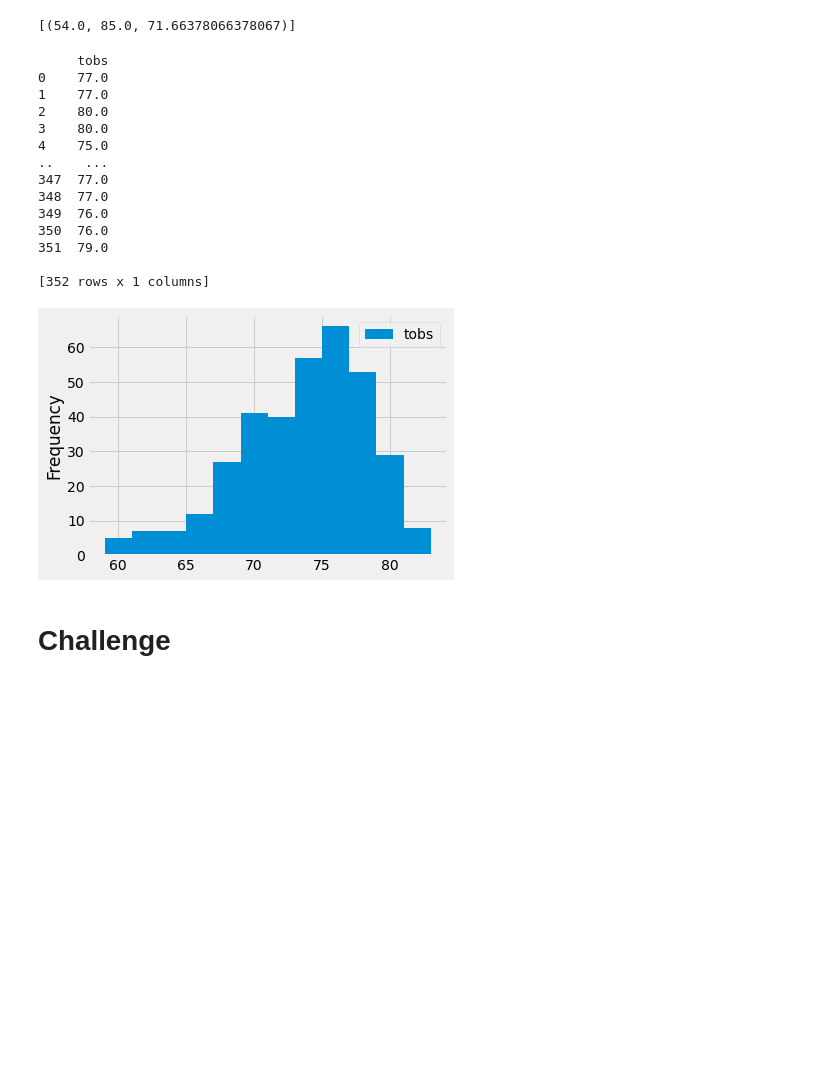
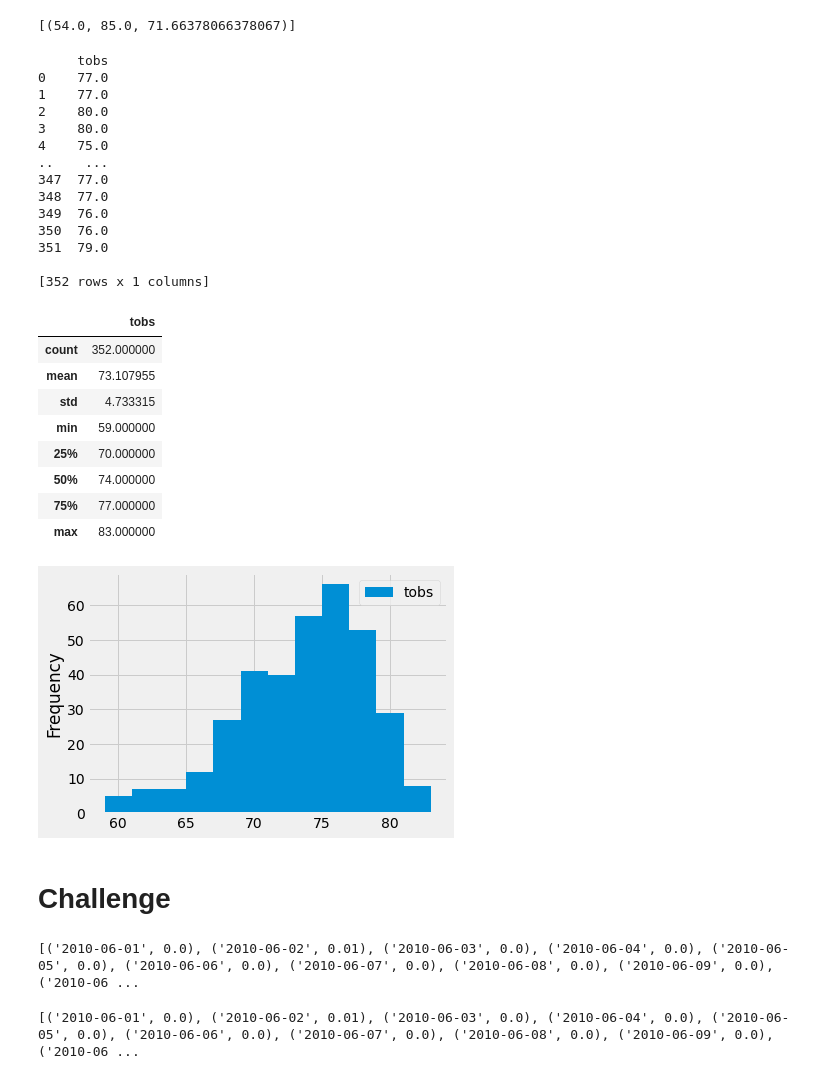
Before and after one commit to Onejledonlala/surfs_up, a Jupyter notebook: climate_analysis.ipynb, the cells around one changed output. Cells and saved outputs as stored; diff of their text form; code cells hidden in the pictures; blank space fills up the shorter version.

```diff
--- a/climate_analysis.ipynb
+++ b/climate_analysis.ipynb
@@ -101,32 +101,73 @@ filter(Measurement.station == 'USC00519281').all()
 # %%
 # Choose the station with the highest number of temperature observations.
 # Query the last 12 months of temperature observation data for this station and plot the results as a histogram
 results = session.query(Measurement.tobs).\
 filter(Measurement.station == 'USC00519281').\
 filter(Measurement.date >= prev_year).all()
 
 df = pd.DataFrame(results, columns=['tobs'])
 print(df)
 df.plot.hist(bins=12)
 plt.tight_layout()
+df.describe()
 # %% [output]
      tobs
 0    77.0
 1    77.0
 2    80.0
 3    80.0
 4    75.0
 ..    ...
 347  77.0
 348  77.0
 349  76.0
 350  76.0
 351  79.0
 
 [352 rows x 1 columns]
+|  | tobs |
+| count | 352.000000 |
+| mean | 73.107955 |
+| std | 4.733315 |
+| min | 59.000000 |
+| 25% | 70.000000 |
+| 50% | 74.000000 |
+| 75% | 77.000000 |
+| max | 83.000000 |
 [figure]
 # %%
 # Write a function called `calc_temps` that will accept start date and end date in the format '%Y-%m-%d'
 # and return the minimum, average, and maximum temperatures for that range of dates
 # %% [markdown]
 # Challenge
+# %%
+June_2017 = ((Measurement.date >= '2017-06-01') - (Measurement.date >= '2017-07-01'))
+June_2016 = ((Measurement.date >= '2016-06-01') - (Measurement.date >= '2016-07-01'))
+June_2015 = ((Measurement.date >= '2015-06-01') - (Measurement.date >= '2015-07-01'))
+June_2014 = ((Measurement.date >= '2014-06-01') - (Measurement.date >= '2014-07-01'))
+June_2013 = ((Measurement.date >= '2013-06-01') - (Measurement.date >= '2013-07-01'))
+June_2012 = ((Measurement.date >= '2012-06-01') - (Measurement.date >= '2012-07-01'))
+June_2011 = ((Measurement.date >= '2011-06-01') - (Measurement.date >= '2011-07-01'))
+June_2010 = ((Measurement.date >= '2010-06-01') - (Measurement.date >= '2010-07-01'))
+
+Junes = June_2017 + June_2016 + June_2015 + June_2014 + June_2013 + June_2012 + June_2011 + June_2010
+results = session.query(Measurement.date, Measurement.prcp).filter(Junes)
+print(results.all())
+# %% [output]
+[('2010-06-01', 0.0), ('2010-06-02', 0.01), ('2010-06-03', 0.0), ('2010-06-04', 0.0), ('2010-06-05', 0.0), ('2010-06-06', 0.0), ('2010-06-07', 0.0), ('2010-06-08', 0.0), ('2010-06-09', 0.0), ('2010-06 ...
+# %%
+june17 = Measurement.date.like('2017-06%')
+june16 = Measurement.date.like('2016-06%')
+june15 = Measurement.date.like('2015-06%')
+june14 = Measurement.date.like('2014-06%')
+june13 = Measurement.date.like('2013-06%')
+june12 = Measurement.date.like('2012-06%')
+june11 = Measurement.date.like('2011-06%')
+june10 = Measurement.date.like('2010-06%')
+june_years = june17 + june16 + june15 + june14 + june13 + june12 + june11 + june10
+
+results_june = session.query(Measurement.date, Measurement.prcp).filter(june_years)
+
+print(results_june.all())
+# %% [output]
+[('2010-06-01', 0.0), ('2010-06-02', 0.01), ('2010-06-03', 0.0), ('2010-06-04', 0.0), ('2010-06-05', 0.0), ('2010-06-06', 0.0), ('2010-06-07', 0.0), ('2010-06-08', 0.0), ('2010-06-09', 0.0), ('2010-06 ...
```
Also changed, not shown: parts of 1 cell of this notebook, 1 other file.
